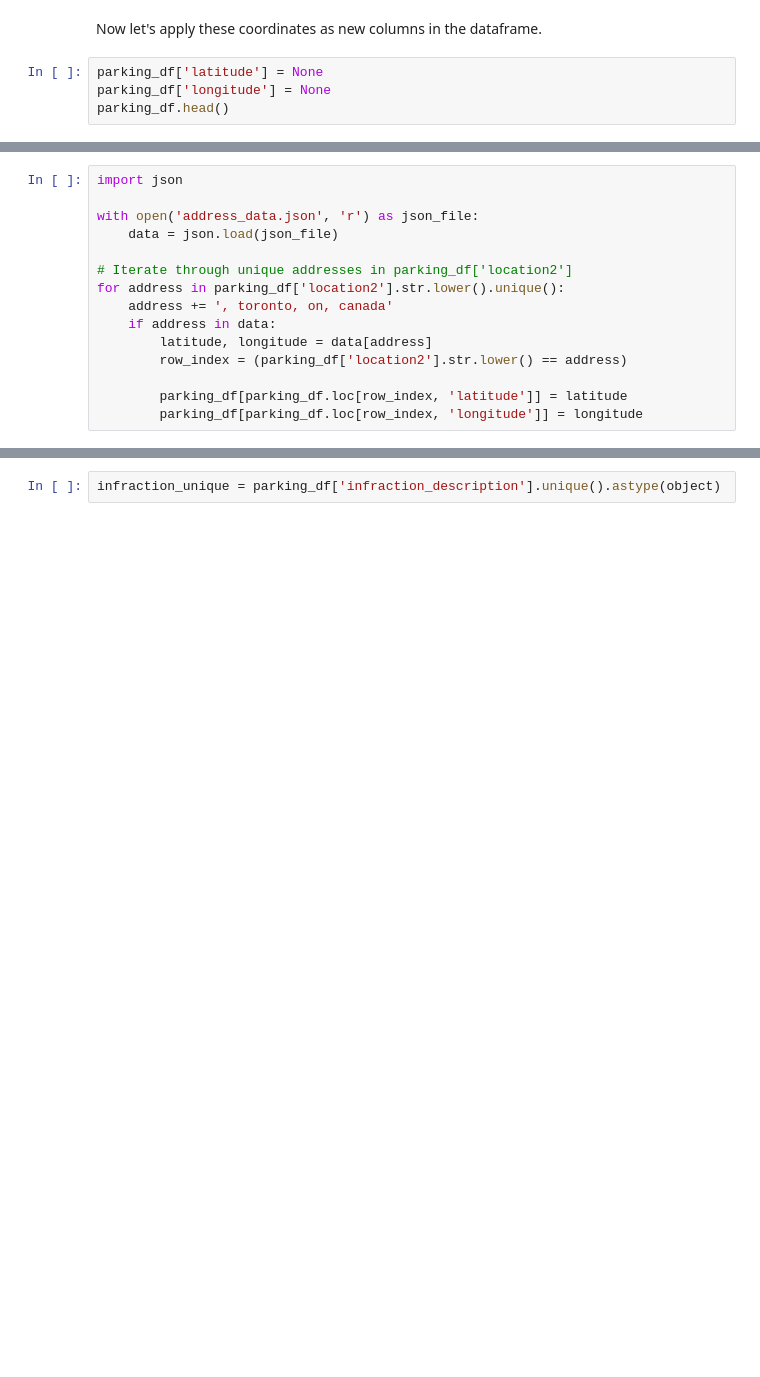
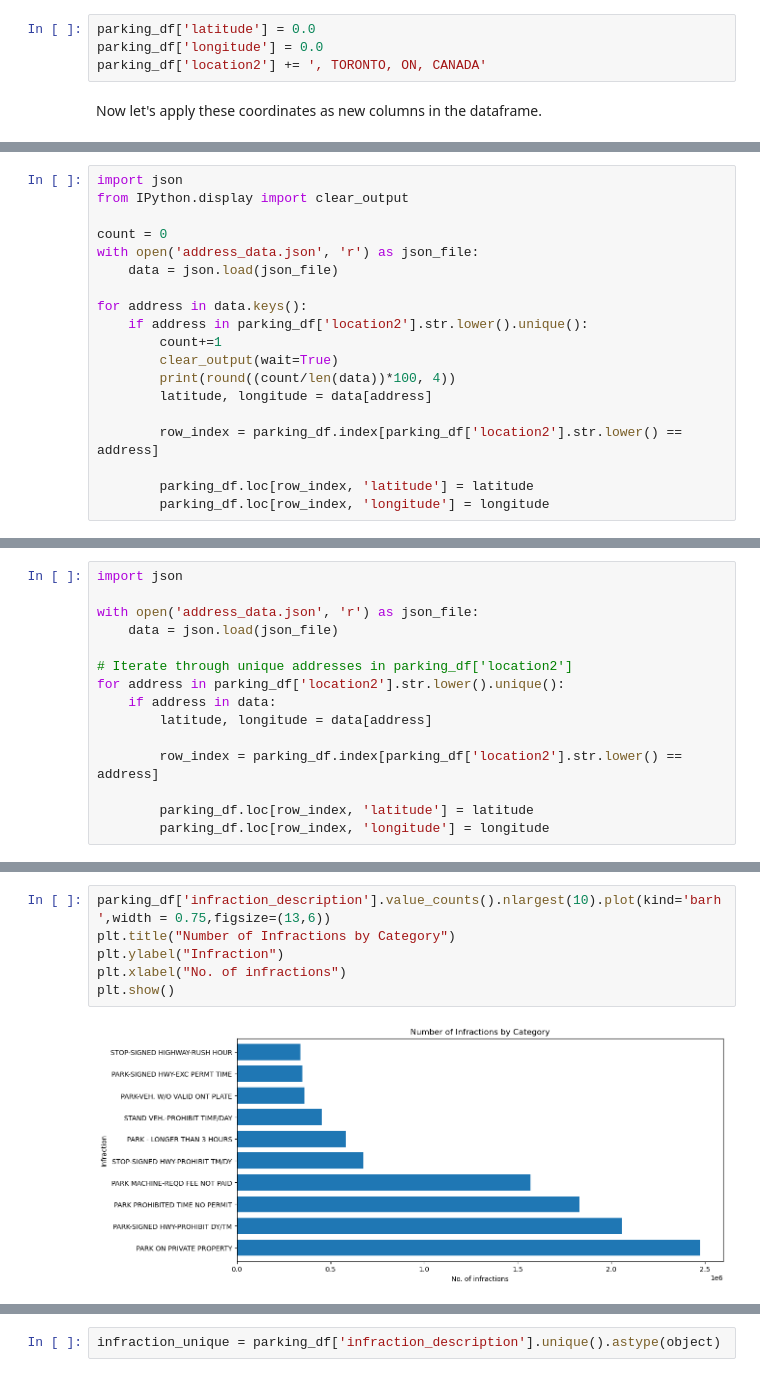
Before and after one commit to tilovashahrin/Toronto_ParkingTicket_Capstone, a Jupyter notebook: Notebooks/Processing.ipynb, the cells around one changed output, grey strips where cells are left out. Saved outputs shown, nothing was run; the diff lists cells and outputs as text; blank space fills up the shorter version.

Commit message:
parking description EDA

```diff
--- a/Notebooks/Processing.ipynb
+++ b/Notebooks/Processing.ipynb
@@ -179,6 +198,6 @@ len(data)
+# %%
+parking_df['latitude'] = 0.0
+parking_df['longitude'] = 0.0
+parking_df['location2'] += ', TORONTO, ON, CANADA'
 # %% [markdown]
 Now let's apply these coordinates as new columns in the dataframe.
-# %%
-parking_df['latitude'] = None
-parking_df['longitude'] = None
-parking_df.head()
@@ -191,0 +204,19 @@ parking_df.head()
+# %%
+import json
+from IPython.display import clear_output
+
+count = 0
+with open('address_data.json', 'r') as json_file:
+    data = json.load(json_file)
+
+for address in data.keys():
+    if address in parking_df['location2'].str.lower().unique():
+        count+=1
+        clear_output(wait=True)
+        print(round((count/len(data))*100, 4))
+        latitude, longitude = data[address]
+
+        row_index = parking_df.index[parking_df['location2'].str.lower() == address]
+
+        parking_df.loc[row_index, 'latitude'] = latitude
+        parking_df.loc[row_index, 'longitude'] = longitude
@@ -197,10 +231,10 @@ with open('address_data.json', 'r') as json_file:
 
 # Iterate through unique addresses in parking_df['location2']
 for address in parking_df['location2'].str.lower().unique():
-    address += ', toronto, on, canada'
     if address in data:
         latitude, longitude = data[address]
-        row_index = (parking_df['location2'].str.lower() == address)
 
-        parking_df[parking_df.loc[row_index, 'latitude']] = latitude
-        parking_df[parking_df.loc[row_index, 'longitude']] = longitude
+        row_index = parking_df.index[parking_df['location2'].str.lower() == address]
+
+        parking_df.loc[row_index, 'latitude'] = latitude
+        parking_df.loc[row_index, 'longitude'] = longitude
@@ -232,0 +259,8 @@ Name: count, dtype: int64
+# %%
+parking_df['infraction_description'].value_counts().nlargest(10).plot(kind='barh',width = 0.75,figsize=(13,6))
+plt.title("Number of Infractions by Category")
+plt.ylabel("Infraction")
+plt.xlabel("No. of infractions")
+plt.show()
+# %% [output]
+[figure, added]
```
Also changed, not shown: parts of 15 cells of this notebook.
